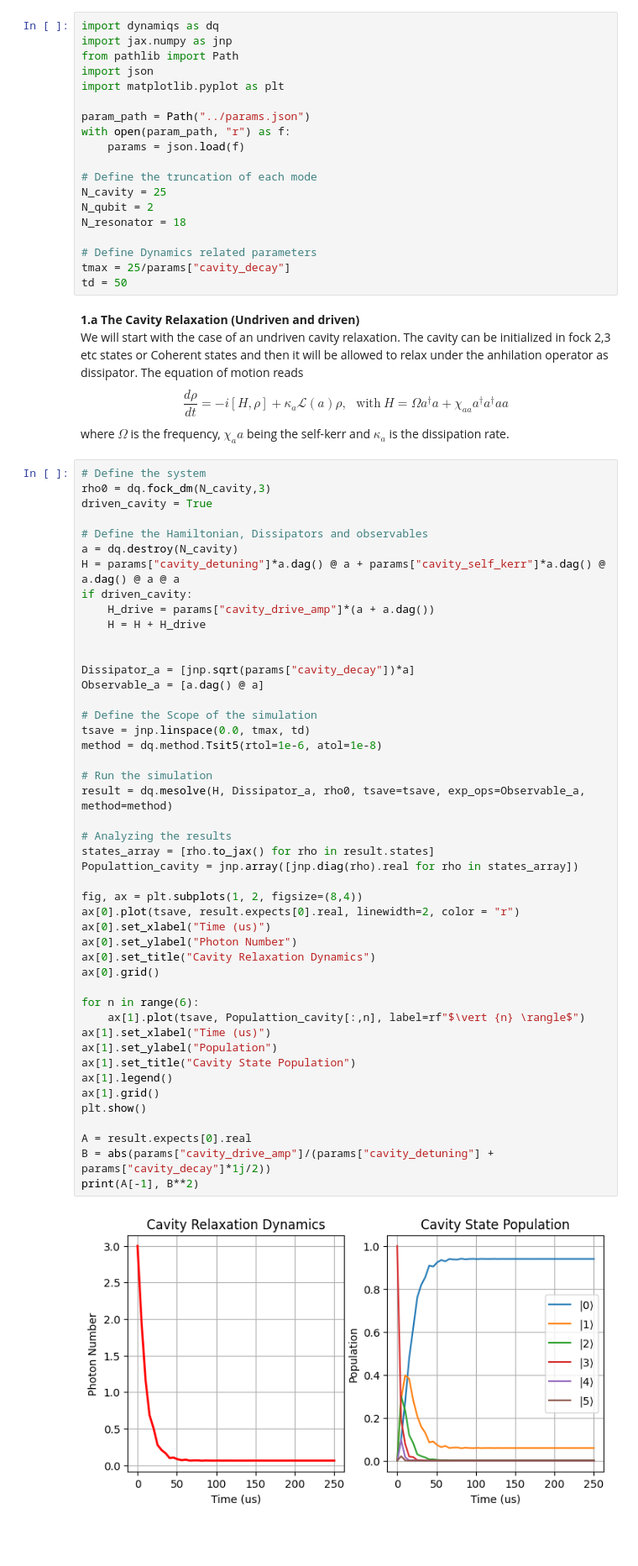
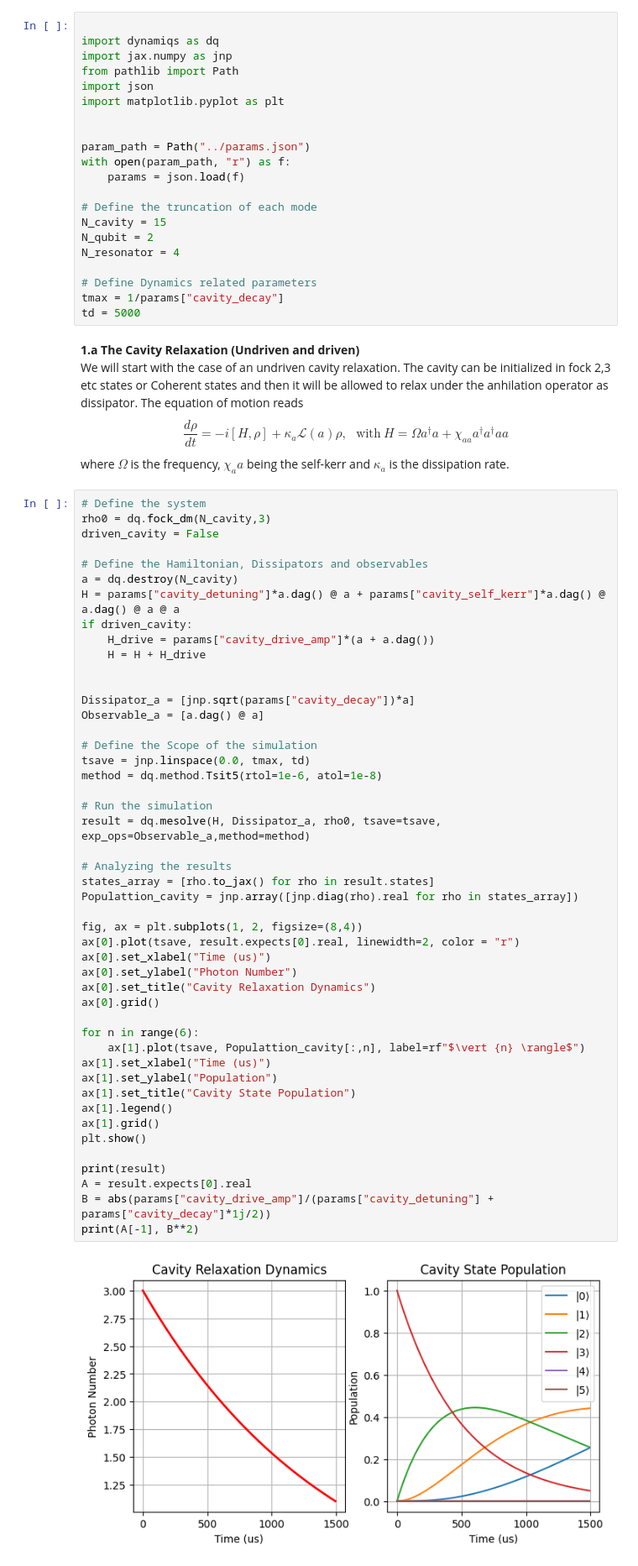
Before and after one commit to QBoyArijit/NNCat_Pers, a Jupyter notebook: env-modern/notebooks/02_Cavity_Qubit_Resonator.ipynb, the cells around one changed output. Shown at 84% size. Saved outputs shown, nothing was run; the diff lists cells and outputs as text; blank space fills up the shorter version.

Commit message:
Basics of Cavity Transmon and resonator simulation

```diff
--- a/env-modern/notebooks/02_Cavity_Qubit_Resonator.ipynb
+++ b/env-modern/notebooks/02_Cavity_Qubit_Resonator.ipynb
@@ -2,24 +2,26 @@
 
 This code is for demonstration of Dynamiqs package by Alice and Bob. We will Simulate the relaxation dynamics of cavity (storage), the transmon qubit, resonator (readout) - qubit coupled system, and all three coupled together.
 # %%
+
 import dynamiqs as dq
 import jax.numpy as jnp
 from pathlib import Path
 import json
 import matplotlib.pyplot as plt
 
+
 param_path = Path("../params.json")
 with open(param_path, "r") as f:
     params = json.load(f)
 
 # Define the truncation of each mode
-N_cavity = 25
+N_cavity = 15
 N_qubit = 2
-N_resonator = 18
+N_resonator = 4
 
 # Define Dynamics related parameters
-tmax = 25/params["cavity_decay"]
-td = 50
+tmax = 1/params["cavity_decay"]
+td = 5000
 # %% [markdown]
 __1.a The Cavity Relaxation (Undriven and driven)__\
     We will start with the case of an undriven cavity relaxation. The cavity can be initialized in fock 2,3 etc states or Coherent states and then it will be allowed to relax under the anhilation operator as dissipator. The equation of motion reads
@@ -28,7 +30,7 @@ __1.a The Cavity Relaxation (Undriven and driven)__\
 # %%
 # Define the system
 rho0 = dq.fock_dm(N_cavity,3)
-driven_cavity = True
+driven_cavity = False
 
 # Define the Hamiltonian, Dissipators and observables
 a = dq.destroy(N_cavity)
@@ -44,32 +46,33 @@ Observable_a = [a.dag() @ a]
 # Define the Scope of the simulation
 tsave = jnp.linspace(0.0, tmax, td)
 method = dq.method.Tsit5(rtol=1e-6, atol=1e-8)
 
 # Run the simulation
-result = dq.mesolve(H, Dissipator_a, rho0, tsave=tsave, exp_ops=Observable_a, method=method)
+result = dq.mesolve(H, Dissipator_a, rho0, tsave=tsave, exp_ops=Observable_a,method=method)
 
 # Analyzing the results
 states_array = [rho.to_jax() for rho in result.states]
 Populattion_cavity = jnp.array([jnp.diag(rho).real for rho in states_array])
 
 fig, ax = plt.subplots(1, 2, figsize=(8,4))
 ax[0].plot(tsave, result.expects[0].real, linewidth=2, color = "r")
 ax[0].set_xlabel("Time (us)")
 ax[0].set_ylabel("Photon Number")
 ax[0].set_title("Cavity Relaxation Dynamics")
 ax[0].grid()
 
 for n in range(6):
     ax[1].plot(tsave, Populattion_cavity[:,n], label=rf"$\vert {n} \rangle$")
 ax[1].set_xlabel("Time (us)")
 ax[1].set_ylabel("Population")
 ax[1].set_title("Cavity State Population")
 ax[1].legend()
 ax[1].grid()
 plt.show()
 
+print(result)
 A = result.expects[0].real
 B = abs(params["cavity_drive_amp"]/(params["cavity_detuning"] + params["cavity_decay"]*1j/2))
 print(A[-1], B**2)
 # %% [output]
-[figure, old version]
+[figure, new version]
```
Also changed, not shown: parts of 1 cell of this notebook, 5 other files.
